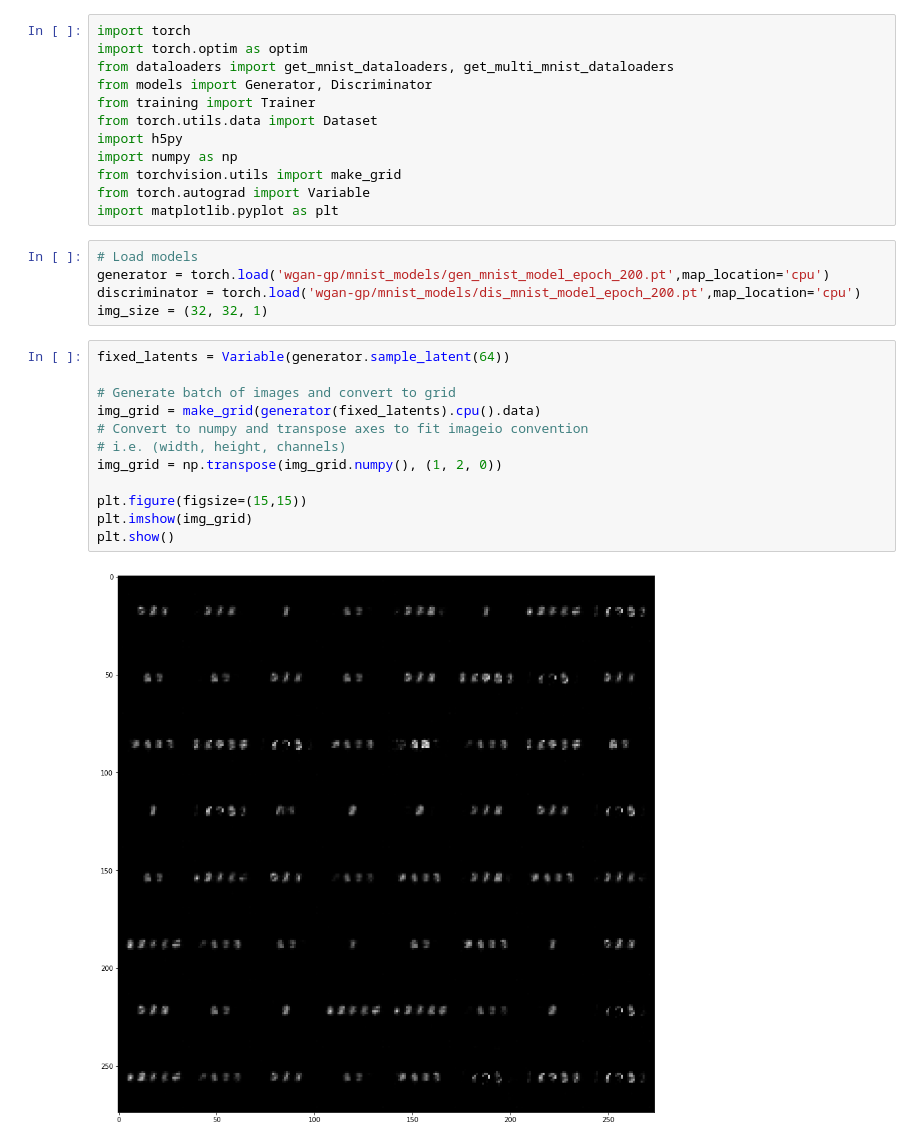
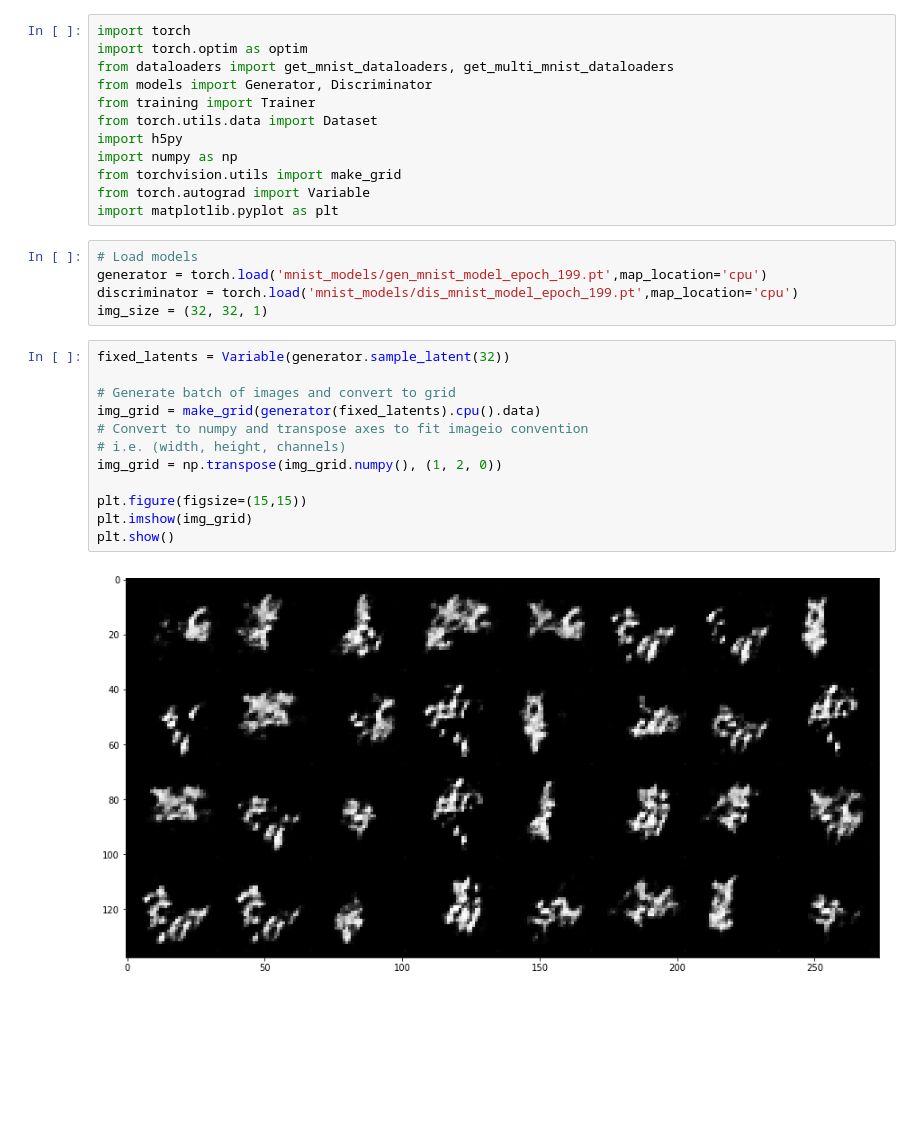
Before and after one commit to FrederikWarburg/CS-294-131-Trustworthy-Deep-Learning, a Jupyter notebook: WGAN-Test.ipynb, the cells around one changed output. Cells and saved outputs as stored; diff of their text form; blank space fills up the shorter version.

Commit message:
new trained model

```diff
--- a/WGAN-Test.ipynb
+++ b/WGAN-Test.ipynb
@@ -14,20 +14,20 @@ from torch.autograd import Variable
 import matplotlib.pyplot as plt
 # %%
 # Load models
-generator = torch.load('wgan-gp/mnist_models/gen_mnist_model_epoch_200.pt',map_location='cpu')
-discriminator = torch.load('wgan-gp/mnist_models/dis_mnist_model_epoch_200.pt',map_location='cpu')
+generator = torch.load('mnist_models/gen_mnist_model_epoch_199.pt',map_location='cpu')
+discriminator = torch.load('mnist_models/dis_mnist_model_epoch_199.pt',map_location='cpu')
 img_size = (32, 32, 1)
 # %%
-fixed_latents = Variable(generator.sample_latent(64))
+fixed_latents = Variable(generator.sample_latent(32))
 
 # Generate batch of images and convert to grid
 img_grid = make_grid(generator(fixed_latents).cpu().data)
 # Convert to numpy and transpose axes to fit imageio convention
 # i.e. (width, height, channels)
 img_grid = np.transpose(img_grid.numpy(), (1, 2, 0))
 
 plt.figure(figsize=(15,15))
 plt.imshow(img_grid)
 plt.show()
 # %% [output]
-[figure, old version]
+[figure, new version]
```
Also changed, not shown: 41 other files.
